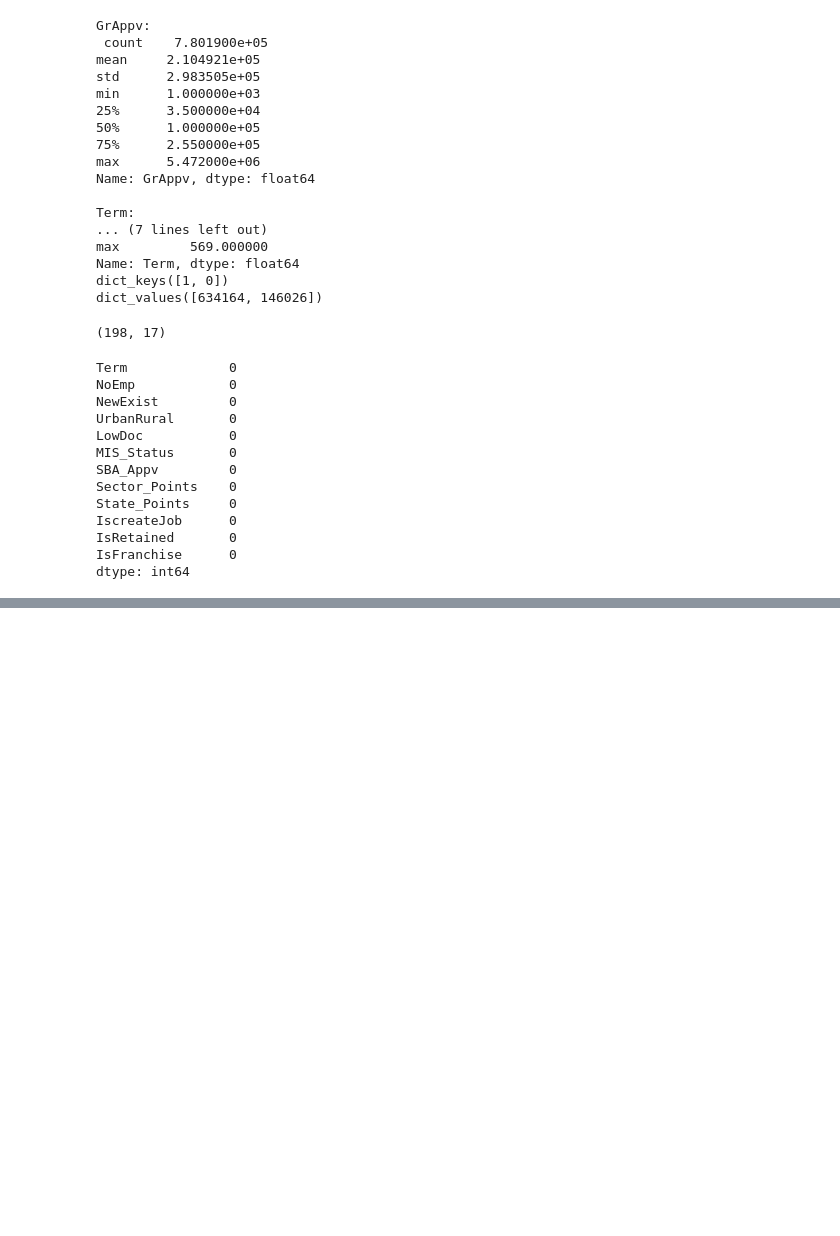
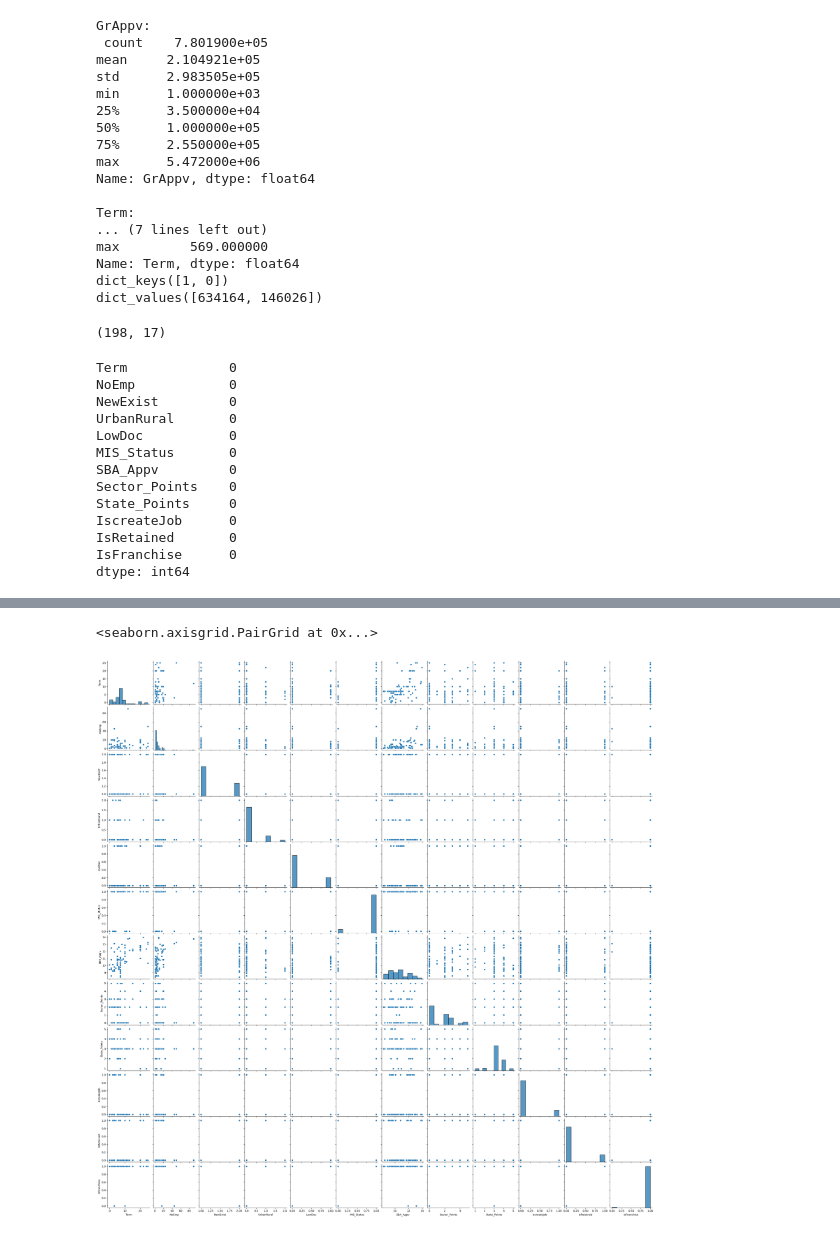
Before and after one commit to OriolCampsIsus3/CasKaggle-APC-, a Jupyter notebook: notebook/main.ipynb, the cells around one changed output, grey strips where cells are left out. Saved outputs shown, nothing was run; the diff lists cells and outputs as text; code cells hidden in the pictures; blank space fills up the shorter version.

```diff
--- a/notebook/main.ipynb
+++ b/notebook/main.ipynb
@@ -349,3 +350,8 @@ plt.show()
+# %%
+sns.pairplot(dataset[:100])
+# %% [output]
+<seaborn.axisgrid.PairGrid at 0x...>
+[figure, added]
 # %%
 loan_correlation = dataset.corr()['MIS_Status'].to_frame().T
 plt.figure(figsize=(58,1))
```
Also changed, not shown: parts of 12 cells of this notebook.
